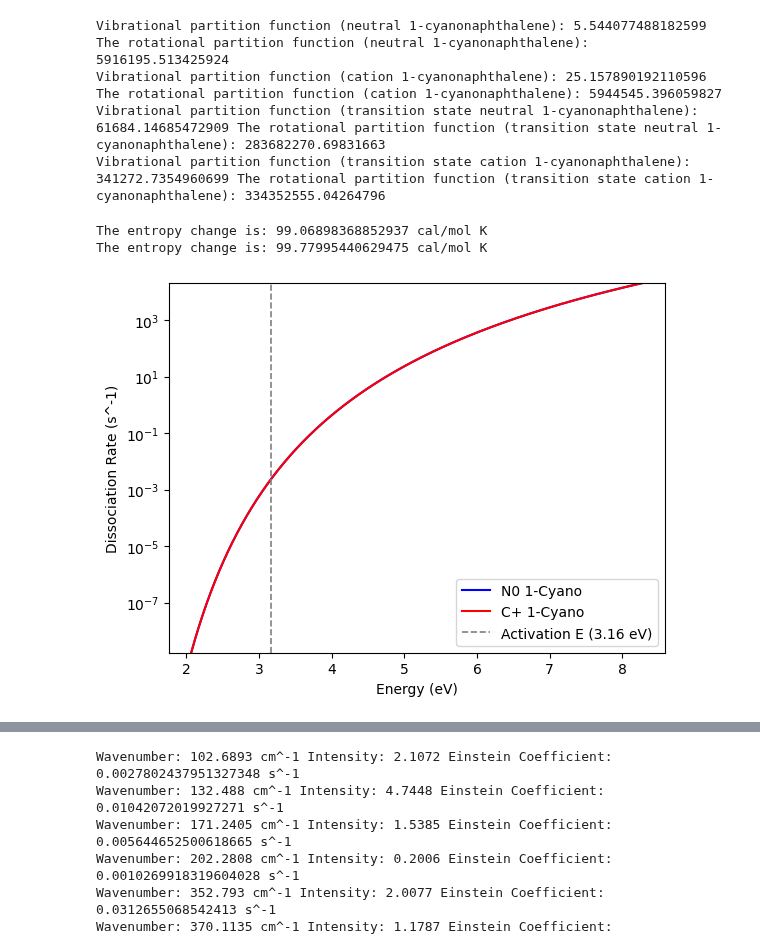
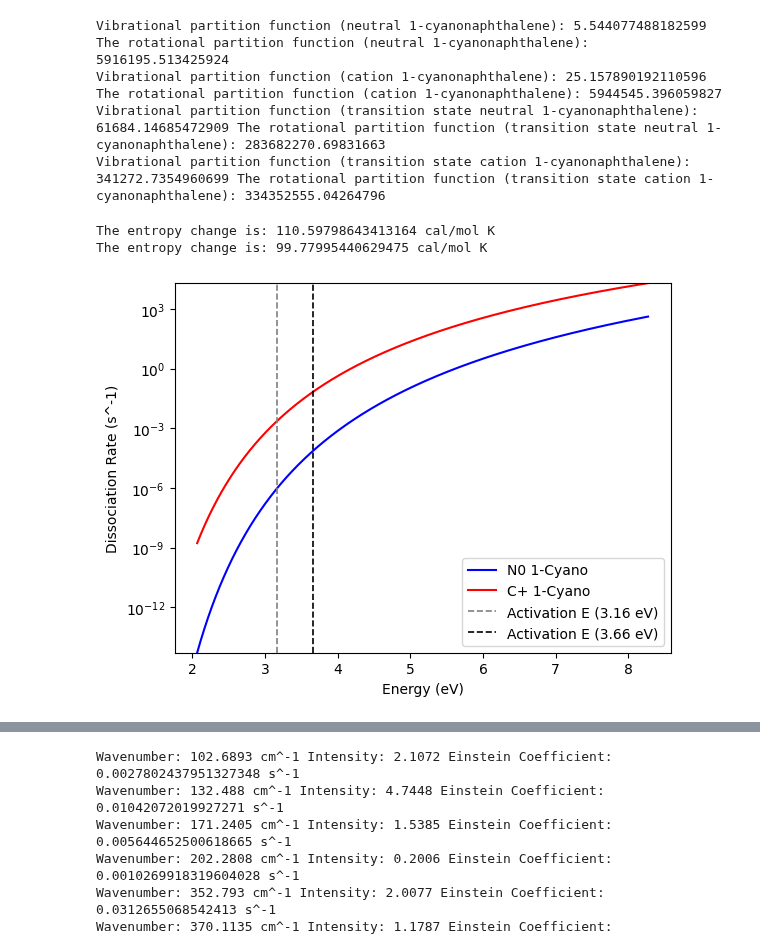
Before and after one commit to mustafa9812/Project-Cynap, a Jupyter notebook: Cynapfolder/calculations.ipynb, the cells around one changed output, grey strips where cells are left out. Saved outputs shown, nothing was run; the diff lists cells and outputs as text; code cells hidden in the pictures.

```diff
--- a/Cynapfolder/calculations.ipynb
+++ b/Cynapfolder/calculations.ipynb
@@ -271,7 +271,8 @@ T_eval = 1000 # Temperature in K, evaluation of the partition function at 1000 K
 max_photon_frequency = 2.0e15
 min_photon_frequency = 5.0e14
 frequency_list = np.logspace(np.log10(min_photon_frequency),np.log10(max_photon_frequency),num=10000) # Arrays of frequencies in Hz,adjust num for resolution
-bond_energy = 3.16 # The dissocation/activation energy of the HCN bond of cyanonaphthalene in eV, given in the paper by H. Stockett et al. (2023) DOI: 10.1038/s41557-023-01283-0.
+C_bond_energy = 3.16 # The dissocation/activation energy of the HCN bond of cyanonaphthalene in eV, given in the paper by H. Stockett et al. (2023) DOI: 10.1038/s41557-023-01283-0.
+N_bond_energy = 3.66 # Estimate of the activation energy for neutral 1-cyanonaphthalene, recommended by supervisor
 k_diss_N_list = [] # List to store the dissociation rates for each frequency
 k_diss_C_list = [] # List to store the dissociation rates for each frequency
 energies_list = [] # List to store the energies for each frequency
@@ -286,42 +287,44 @@ def PAH_effective_temperature(light_freq, Nc, bond_energy):
     return T_eff
 
 def pre_exponential_factor(T_eff, delta_S):
     k0 = k_B * T_eff / h * np.exp(1 + delta_S / R_gas)
     return k0
 
 def unimolecular_dissociation_rate(k0, T_eff, bond_energy):
     k_diss = k0 * np.exp(-bond_energy * 1.602e-19 / (k_B * T_eff)) # energies in eV
     return k_diss
 
 # CALCULATIONS
-delta_S_N = d_entropy(q_vib_N, q_rot_N, q_vib_TS_N, q_rot_TS_N, bond_energy, T_eval)
-delta_S_C = d_entropy(q_vib_C, q_rot_C, q_vib_TS_C, q_rot_TS_C, bond_energy, T_eval)
+delta_S_N = d_entropy(q_vib_N, q_rot_N, q_vib_TS_N, q_rot_TS_N, N_bond_energy, T_eval)
+delta_S_C = d_entropy(q_vib_C, q_rot_C, q_vib_TS_C, q_rot_TS_C, C_bond_energy, T_eval)
 print("The entropy change is:", (delta_S_N * Na / 4.184), "cal/mol K") # Convert to cal/mol K
 print("The entropy change is:", (delta_S_C * Na / 4.184), "cal/mol K") # Convert to cal/mol K
 
 for i in frequency_list:
-    T_eff = PAH_effective_temperature(i, Nc, bond_energy)
+    N_T_eff = PAH_effective_temperature(i, Nc, N_bond_energy)
+    C_T_eff = PAH_effective_temperature(i, Nc, C_bond_energy)
     energies_list.append(h_eV * i) # Append the energy to the list
 
-    k0_N = pre_exponential_factor(T_eff, delta_S_N)
-    k_diss_N = unimolecular_dissociation_rate(k0_N, T_eff, bond_energy)
+    k0_N = pre_exponential_factor(N_T_eff, delta_S_N)
+    k_diss_N = unimolecular_dissociation_rate(k0_N, N_T_eff, N_bond_energy)
     k_diss_N_list.append(k_diss_N) # Append the dissociation rate to the list
 
-    k0_C = pre_exponential_factor(T_eff, delta_S_C)
-    k_diss_C = unimolecular_dissociation_rate(k0_C, T_eff, bond_energy)
+    k0_C = pre_exponential_factor(C_T_eff, delta_S_C)
+    k_diss_C = unimolecular_dissociation_rate(k0_C, C_T_eff, C_bond_energy)
     k_diss_C_list.append(k_diss_C) # Append the dissociation rate to the list
 
 plt.plot(energies_list, k_diss_N_list, label='N0 1-Cyano', color='blue')
 plt.plot(energies_list, k_diss_C_list, label='C+ 1-Cyano', color='red')
-plt.axvline(x=bond_energy, color='gray', linestyle='--', linewidth=1.2, label='Activation E (3.16 eV)')
+plt.axvline(x=C_bond_energy, color='gray', linestyle='--', linewidth=1.2, label='Activation E (3.16 eV)')
+plt.axvline(x=N_bond_energy, color='black', linestyle='--', linewidth=1.2, label='Activation E (3.66 eV)')
 plt.legend()
 plt.ylim(min(k_diss_N_list), max(k_diss_C_list))
 plt.xlabel('Energy (eV)')
 plt.ylabel('Dissociation Rate (s^-1)')
 plt.yscale('log')
 # %% [output]
-The entropy change is: 99.06898368852937 cal/mol K
+The entropy change is: 110.59798643413164 cal/mol K
 The entropy change is: 99.77995440629475 cal/mol K
-[figure, old version]
+[figure, new version]
 # %%
 k_RRKM_list = []
```
Also changed, not shown: parts of 1 cell of this notebook, 7 other files.
